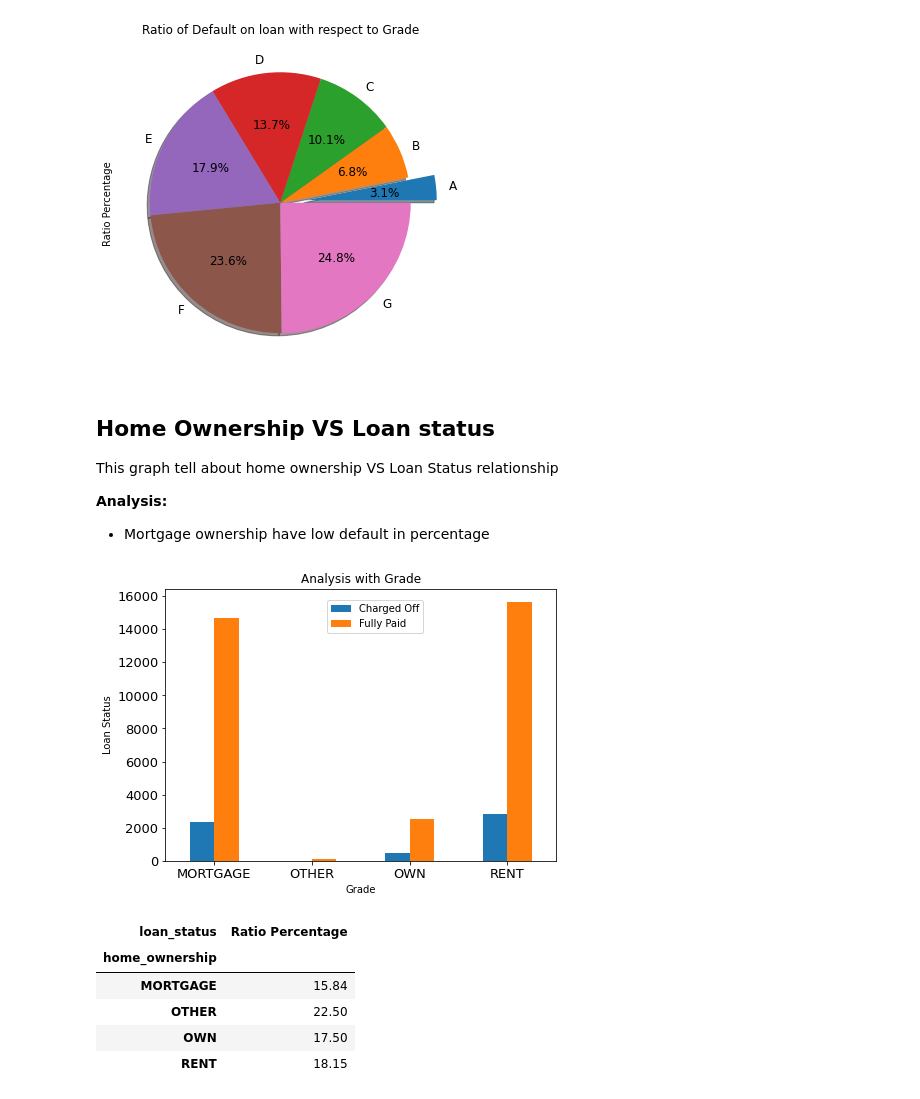
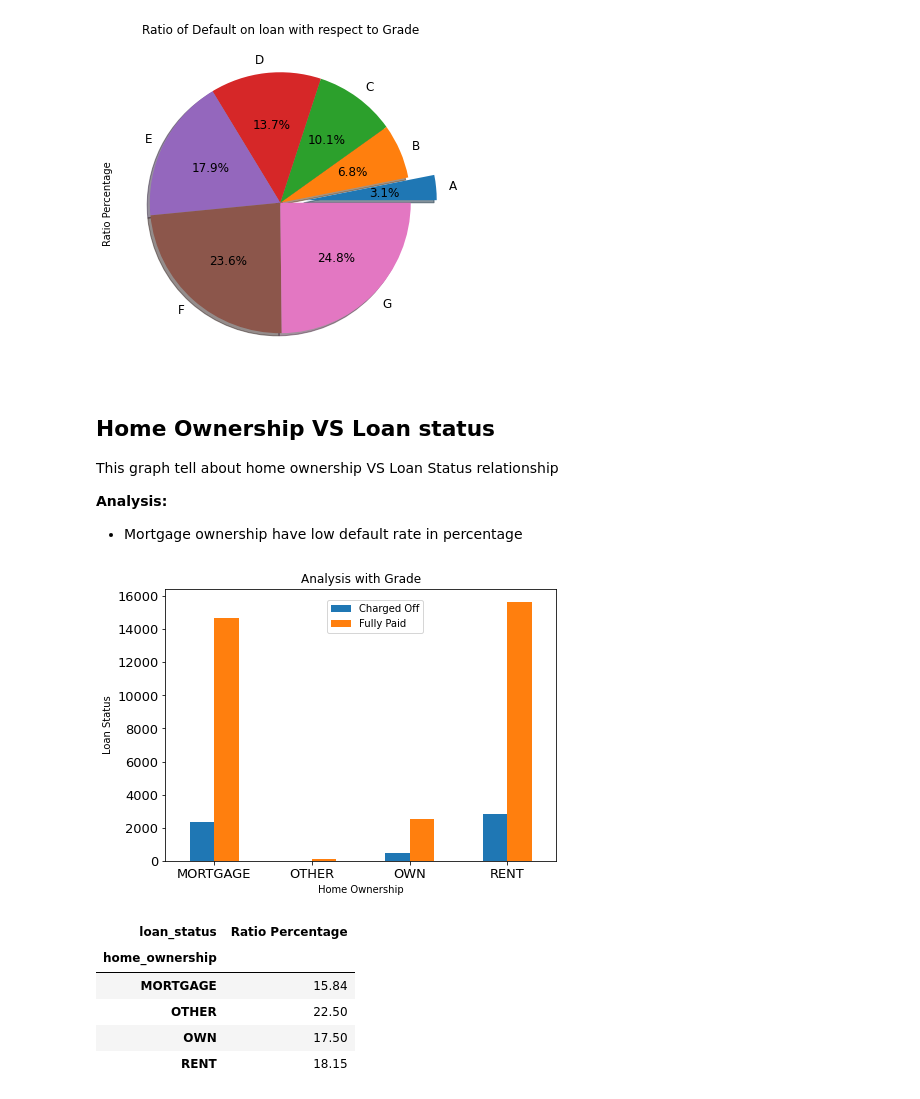
Before and after one commit to RatneshFlash/LendingClubCaseStudy, a Jupyter notebook: Lending_Club_Case_Study.ipynb, the cells around one changed output. Saved outputs shown, nothing was run; the diff lists cells and outputs as text; code cells hidden in the pictures.

```diff
--- a/Lending_Club_Case_Study.ipynb
+++ b/Lending_Club_Case_Study.ipynb
@@ -350,7 +338,7 @@ plot = df_pivot_grade['Ratio Percentage'].plot(kind='pie', title='Ratio of Defau
 This graph tell about home ownership VS Loan Status relationship
 
 **Analysis:**
-- Mortgage ownership have low default in percentage
+- Mortgage ownership have low default rate in percentage
 # %%
 pivot_home_owner_data = loan_data.loc[:, ['home_ownership', 'loan_status']]
 
@@ -360,10 +348,10 @@ pivot_home_owner_data = pivot_home_owner_data.drop(indexNone)
 df_pivot_home = pd.pivot_table(pivot_home_owner_data, index=['home_ownership'], columns= ['loan_status'], aggfunc= len)
 # %%
 plot = df_pivot_home.plot(kind='bar', title='Analysis with Grade', ylabel='Loan Status',
-         xlabel='Grade', figsize=(7, 5), fontsize=13, rot=0)
+         xlabel='Home Ownership', figsize=(7, 5), fontsize=13, rot=0)
 plot = plot.legend(loc='center left', bbox_to_anchor=(0.4, 0.9))
 # %% [output]
-[figure, old version]
+[figure, new version]
 # %%
 # Find percetage of defaut for each Grade
 df_pivot_home["Ratio Percentage"] = ((df_pivot_home["Charged Off"] * 100 )/ df_pivot_home["Fully Paid"]).round(2)
```
Also changed, not shown: parts of 27 cells of this notebook, 1 other file.
